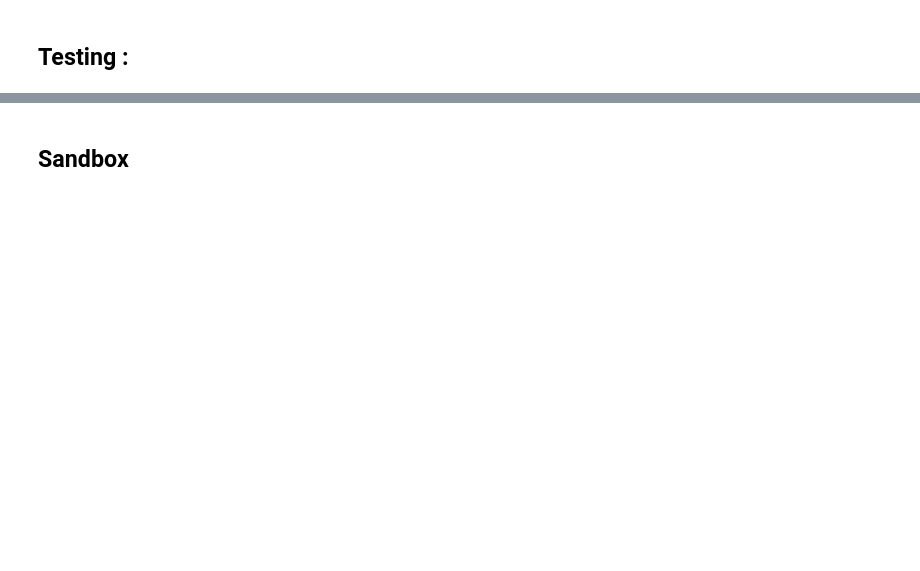
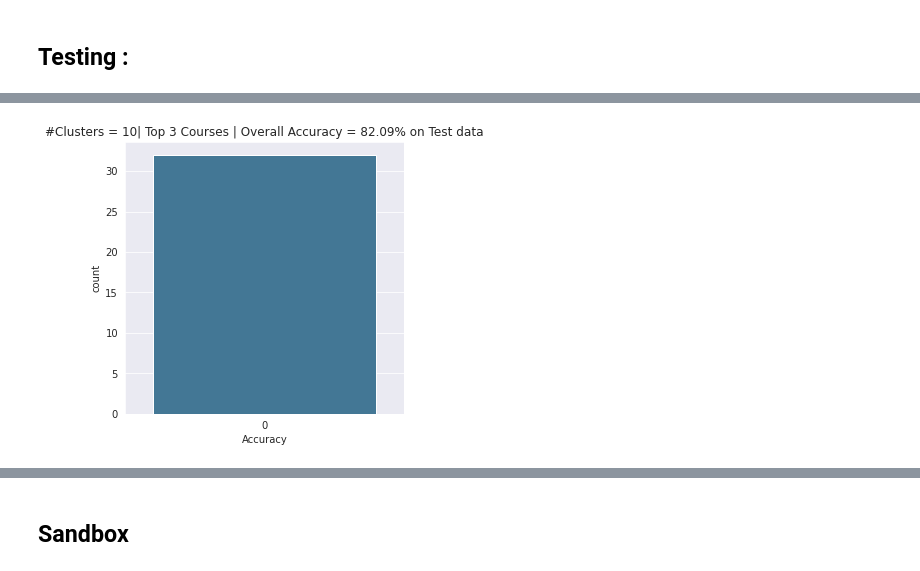
Before and after one commit to NarasimhanN/Recommendation-System, a Jupyter notebook: Course_Recommendation_System.ipynb, the cells around one changed output, grey strips where cells are left out. Cells and saved outputs as stored; diff of their text form; code cells hidden in the pictures; blank space fills up the shorter version.

```diff
--- a/Course_Recommendation_System.ipynb
+++ b/Course_Recommendation_System.ipynb
@@ -443,0 +495,4 @@ sns.countplot(accuracy_list,palette="mako")
+# %%
+plot_Accuracy(accuracy_list_test,overall_accuracy_test,"Test")
+# %% [output]
+[figure, added]
```
Also changed, not shown: parts of 51 cells of this notebook.
